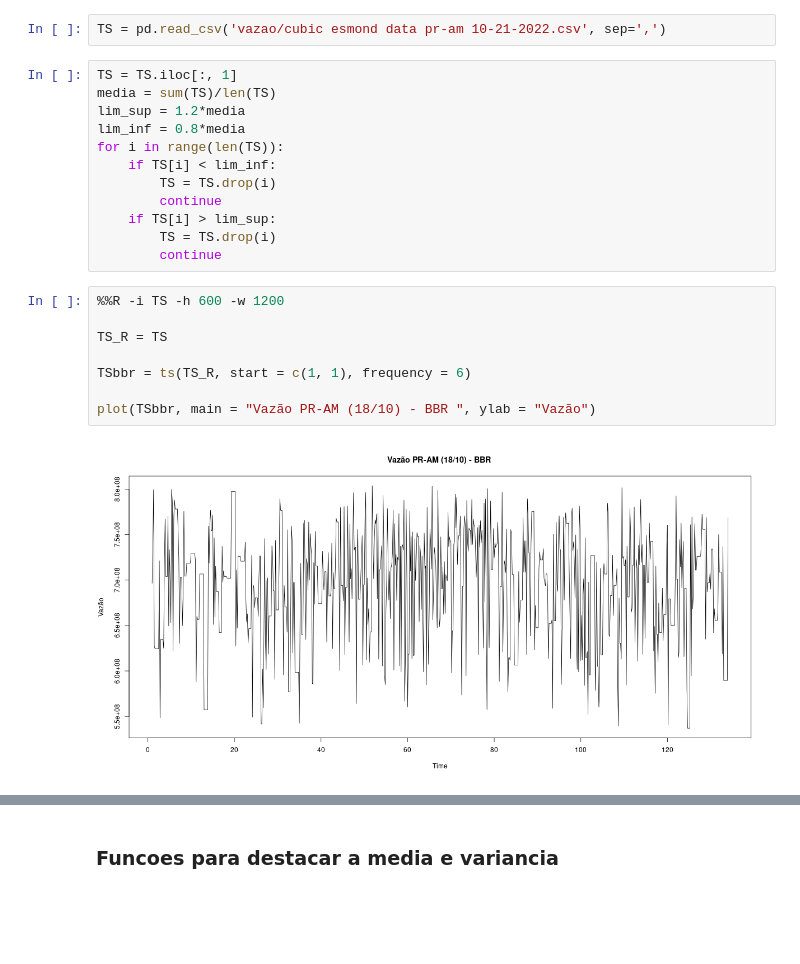
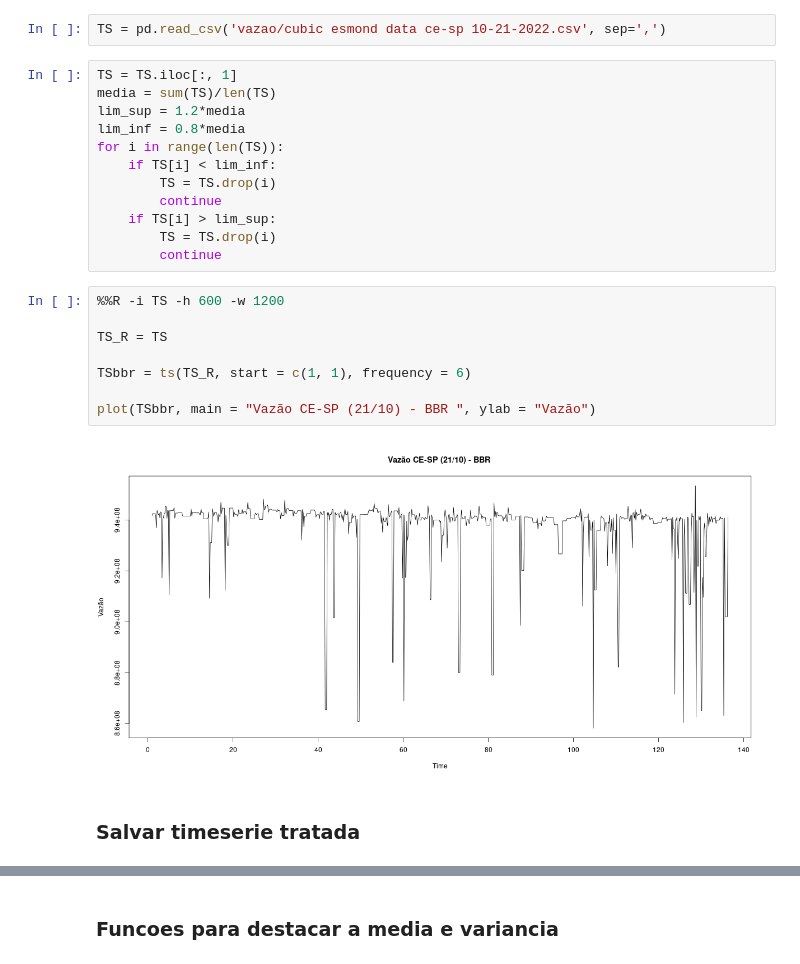
Before and after one commit to LarcesUece/UECE-RNP-PMon2022, a Jupyter notebook: Analise_BBR_CE-SP_Vazao.ipynb, the cells around one changed output, grey strips where cells are left out. Cells and saved outputs as stored; diff of their text form; blank space fills up the shorter version.

Commit message:
export fit data

```diff
--- a/Analise_BBR_CE-SP_Vazao.ipynb
+++ b/Analise_BBR_CE-SP_Vazao.ipynb
@@ -42,7 +168,7 @@ metrics = importr('Metrics')
 # %% [markdown]
 ### Throughput Total (PRA - Remoção de Erros de Ciclo)
 # %%
-TS = pd.read_csv('vazao/cubic esmond data pr-am 10-21-2022.csv', sep=',')
+TS = pd.read_csv('vazao/cubic esmond data ce-sp 10-21-2022.csv', sep=',')
 # %%
 TS = TS.iloc[:, 1]
 media = sum(TS)/len(TS)
@@ -58,10 +184,12 @@ for i in range(len(TS)):
 # %%
 %%R -i TS -h 600 -w 1200
 
 TS_R = TS
 
 TSbbr = ts(TS_R, start = c(1, 1), frequency = 6)
 
-plot(TSbbr, main = "Vazão PR-AM (18/10) - BBR ", ylab = "Vazão")
+plot(TSbbr, main = "Vazão CE-SP (21/10) - BBR ", ylab = "Vazão")
 # %% [output]
-[figure, old version]
+[figure, new version]
+# %% [markdown]
+### Salvar timeserie tratada
```
Also changed, not shown: parts of 2 cells of this notebook, 17 other files.
